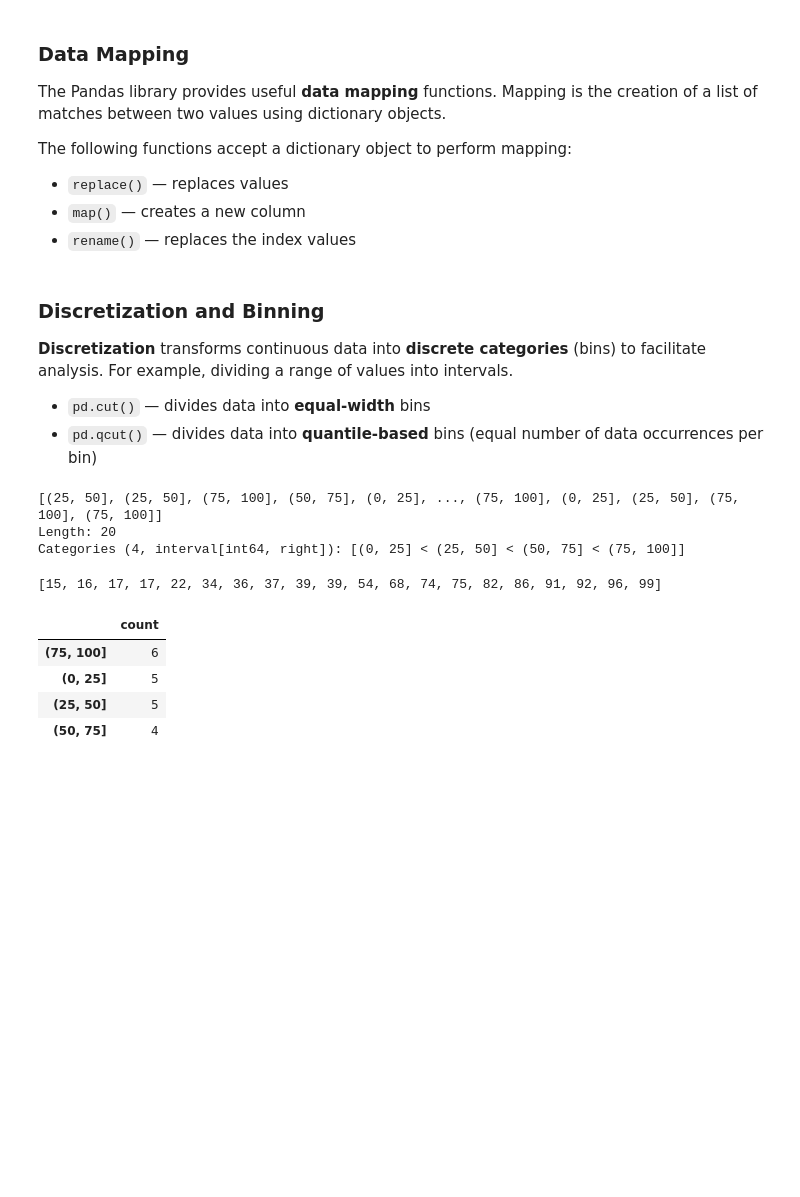
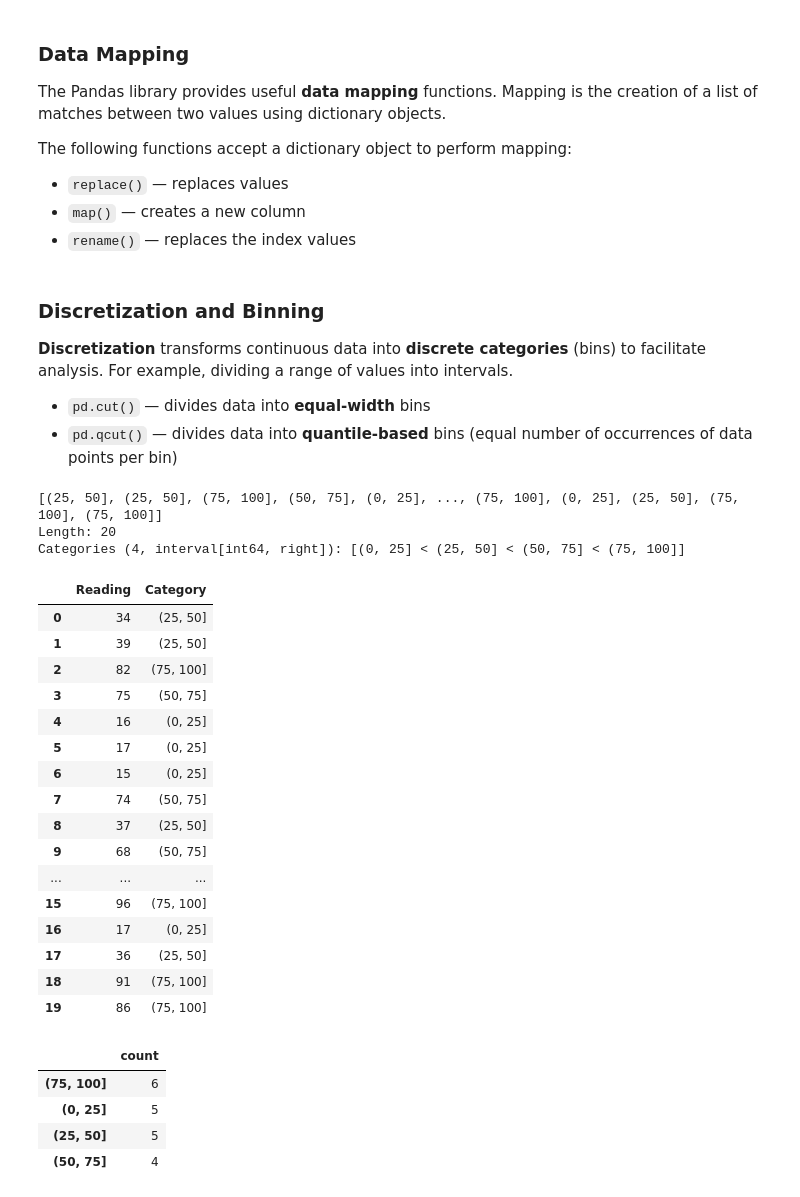
Before and after one commit to wasimnawaz1/programming_4_AI, a Jupyter notebook: Programming_for_AI,_Lectures_(Week_5-8)_Pandas.ipynb, the cells around one changed output. Drawn from its saved outputs; the diff is of its cells as text; code cells hidden in the pictures; blank space fills up the shorter version.

```diff
--- a/Programming_for_AI,_Lectures_(Week_5-8)_Pandas.ipynb
+++ b/Programming_for_AI,_Lectures_(Week_5-8)_Pandas.ipynb
@@ -782,7 +634,7 @@ myframe
 **Discretization** transforms continuous data into **discrete categories** (bins) to facilitate analysis. For example, dividing a range of values into intervals.
 
 - `pd.cut()` — divides data into **equal-width** bins
-- `pd.qcut()` — divides data into **quantile-based** bins (equal number of data occurrences per bin)
+- `pd.qcut()` — divides data into **quantile-based** bins (equal number of occurrences of data points per bin)
 # %%
 import pandas as pd
 readings = [34, 39, 82, 75, 16, 17, 15, 74, 37, 68, 22, 92, 99, 54, 39, 96, 17, 36, 91, 86]
@@ -795,9 +653,25 @@ mycategory
 [(25, 50], (25, 50], (75, 100], (50, 75], (0, 25], ..., (75, 100], (0, 25], (25, 50], (75, 100], (75, 100]]
 Length: 20
 Categories (4, interval[int64, right]): [(0, 25] < (25, 50] < (50, 75] < (75, 100]]
-# %%
-readings.sort()
-print(readings)
-# %% [output]
-[15, 16, 17, 17, 22, 34, 36, 37, 39, 39, 54, 68, 74, 75, 82, 86, 91, 92, 96, 99]
+# %%
+# Display each reading with its assigned category
+display(pd.DataFrame({'Reading': readings, 'Category': mycategory}))
+# %% [output]
+|  | Reading | Category |
+| 0 | 34 | (25, 50] |
+| 1 | 39 | (25, 50] |
+| 2 | 82 | (75, 100] |
+| 3 | 75 | (50, 75] |
+| 4 | 16 | (0, 25] |
+| 5 | 17 | (0, 25] |
+| 6 | 15 | (0, 25] |
+| 7 | 74 | (50, 75] |
+| 8 | 37 | (25, 50] |
+| 9 | 68 | (50, 75] |
+| ... | ... | ... |
+| 15 | 96 | (75, 100] |
+| 16 | 17 | (0, 25] |
+| 17 | 36 | (25, 50] |
+| 18 | 91 | (75, 100] |
+| 19 | 86 | (75, 100] |
 # %%
```
Also changed, not shown: parts of 34 cells of this notebook.
